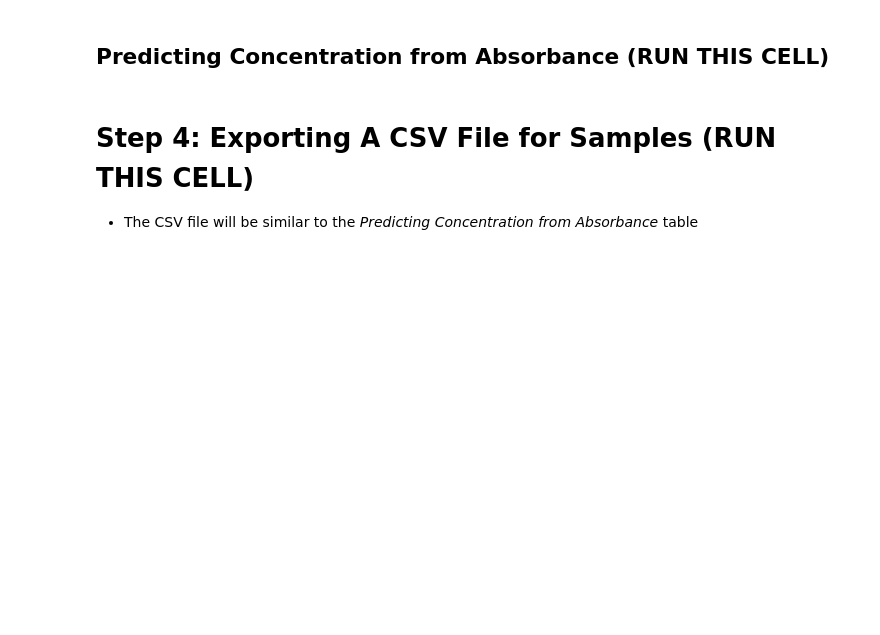
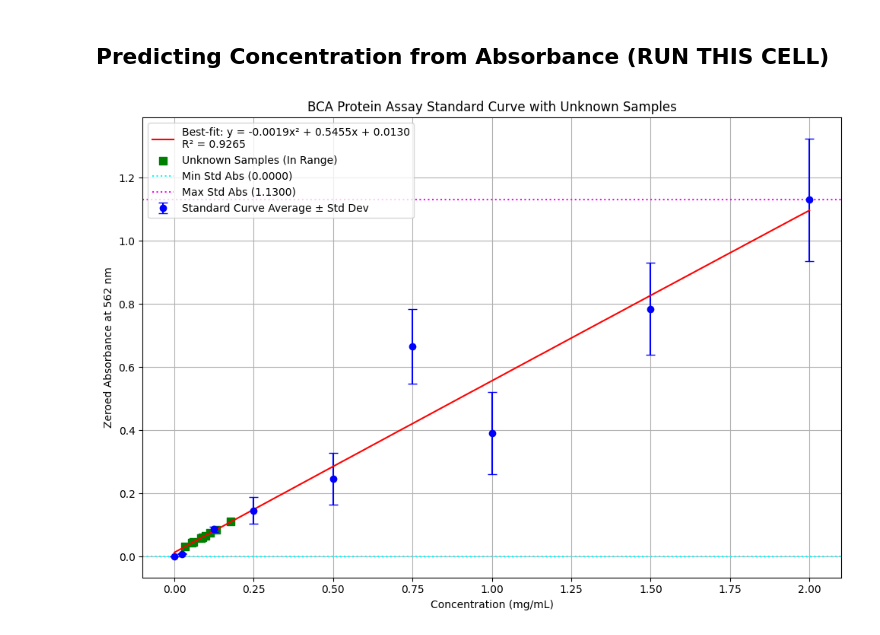
Before and after one commit to wallynovak/BCA-Assay, a Jupyter notebook: BCA Protein Assay Concentration Calculator (4.0).ipynb, the cells around one changed output. Cells and saved outputs as stored; diff of their text form; code cells hidden in the pictures; blank space fills up the shorter version.

```diff
--- a/BCA Protein Assay Concentration Calculator (4.0).ipynb
+++ b/BCA Protein Assay Concentration Calculator (4.0).ipynb
@@ -451,6 +500,12 @@ popt = np.polyfit(concentration_std, average_absorbance_std, 2)
 # Unpack parameters
 a, b, c = popt
 
+# Calculate R² manually from residuals
+residuals = average_absorbance_std - model_poly(concentration_std, popt)
+ss_res    = np.sum(residuals**2)
+ss_tot    = np.sum((average_absorbance_std - np.mean(average_absorbance_std))**2)
+r_squared = 1 - (ss_res / ss_tot)
+
 # Define a function to evaluate the polynomial for residuals and plotting
 def model_poly(x, popt_coeffs):
     return np.polyval(popt_coeffs, x)
@@ -506,7 +561,7 @@ plt.errorbar(
 plt.plot(
     curve_x, curve_y,
     color='red',
-    label=f'Best-fit: y = {a:.4f}x\u00b2 + {b:.4f}x + {c:.4f}' # R^2 not calculated here, it's already in 321PWe_DncWj
+    label=f'Best-fit: y = {a:.4f}x\u00b2 + {b:.4f}x + {c:.4f}\nR\u00b2 = {r_squared:.4f}'
 )
 
 # Separate in-range and out-of-range unknown samples
@@ -550,33 +605,35 @@ if not out_of_range_above.empty:
         color='red',
         marker='X',
         s=150,  # Increased size
         linewidth=2, # Added linewidth
         label='Unknown Samples (Above Range)'
     )
 
 if not out_of_range_below.empty:
     plt.scatter(
         [x_min_std_conc] * len(out_of_range_below), # Plot at min std curve concentration
         out_of_range_below['Unk_Zeroed_Abs'],
         color='red',
         marker='X',
         s=150,  # Increased size
         linewidth=2, # Added linewidth
         label='Unknown Samples (Below Range)'
     )
 
 # Add horizontal lines for min and max standard curve absorbances on the plot
 plt.axhline(y=min_std_abs, color='cyan', linestyle=':', label=f'Min Std Abs ({min_std_abs:.4f})')
 plt.axhline(y=max_std_abs, color='magenta', linestyle=':', label=f'Max Std Abs ({max_std_abs:.4f})')
 
 
 plt.xlabel(f'Concentration ({conc_units})')
 plt.ylabel(f'Zeroed Absorbance at {wavelength} nm')
 plt.title(f'{assay_name} Standard Curve with Unknown Samples')
 plt.grid(True)
 plt.legend(loc='best')
 plt.tight_layout()
 plt.show()
+# %% [output]
+[figure, added]
 # %%
 #@title Calculate Concentration and provide a table of values
 
@@ -717,6 +774,3 @@ result_table['Residual_Error_Absorbance'] = result_table[
 
 print("Final Concentration Table:")
 display(result_table.round(6))
-# %% [markdown]
-# Step 4: Exporting A CSV File for Samples (RUN THIS CELL)
-- The CSV file will be similar to the *Predicting Concentration from Absorbance* table
```
Also changed, not shown: parts of 6 cells of this notebook.
